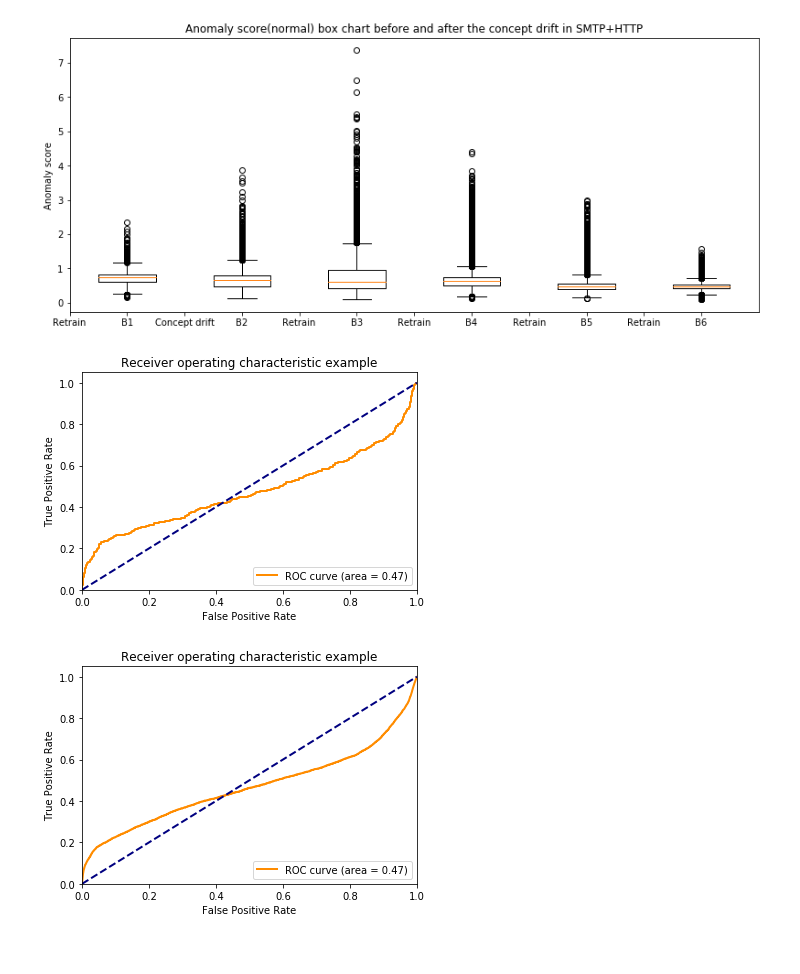
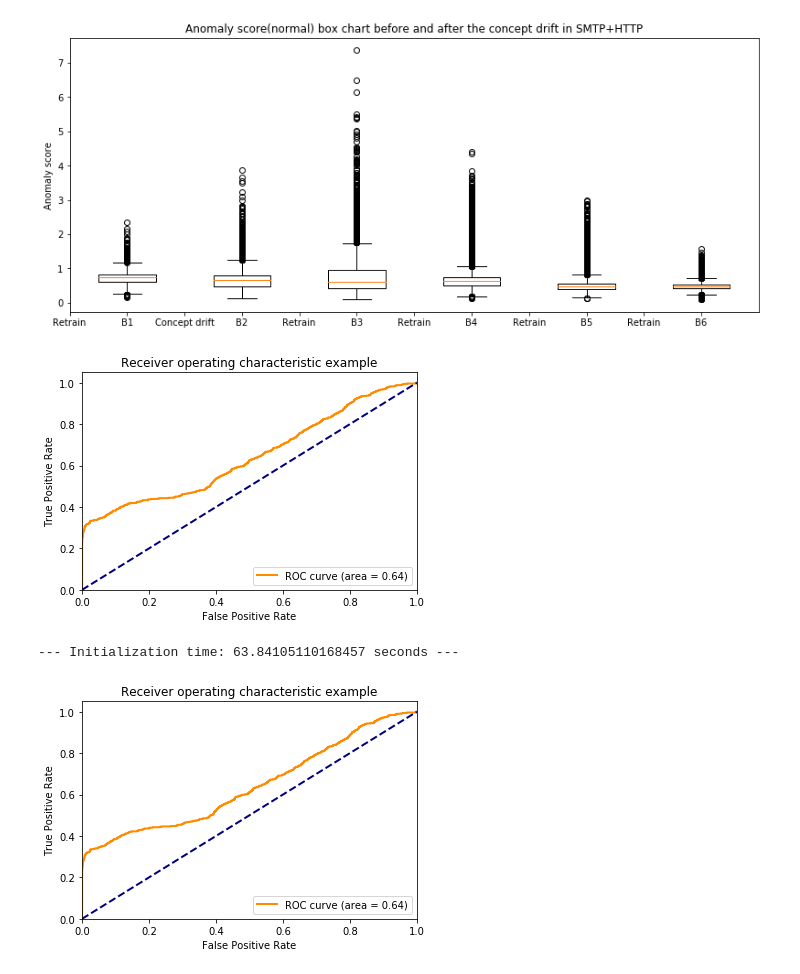
Before and after one commit to binli826/LSTM-Autoencoders, a Jupyter notebook: src/Experiments/Online_smtp+http.ipynb, the cells around one changed output. Drawn from its saved outputs; the diff is of its cells as text; code cells hidden in the pictures.

```diff
--- a/src/Experiments/Online_smtp+http.ipynb
+++ b/src/Experiments/Online_smtp+http.ipynb
@@ -14,22 +14,22 @@ import heapq
 # %% [markdown]
 # Load data
 # %%
-batch_num = 1
-hidden_num = 45
-step_num = 20
+batch_num = 8
+hidden_num = 15
+step_num = 10
 elem_num = 34
-init_wins = 2500
+init_wins = 6000
 
 names = [str(x) for x in range(elem_num)] +["label"]
 smtp = pd.read_csv("C:/Users/Bin/Desktop/Thesis/dataset/smtp.csv",names=names,skiprows=step_num*init_wins)
 http = pd.read_csv("C:/Users/Bin/Desktop/Thesis/dataset/http_new.csv",names=names)
 smtp_http = pd.concat((smtp,http),axis=0)
-wins = smtp_http.shape[0]//step_num
-test_set = smtp_http.iloc[:wins*batch_num*step_num,:-1]
-labels =smtp_http.iloc[:wins*batch_num*step_num,-1]
+batches = smtp_http.shape[0]//step_num//batch_num
+test_set = smtp_http.iloc[:batches*batch_num*step_num,:-1]
+labels =smtp_http.iloc[:batches*batch_num*step_num,-1]
 
-ts = test_set.as_matrix().reshape(wins,batch_num,step_num,elem_num)
-test_set_list = [ts[a] for a in range(wins)]
+ts = test_set.as_matrix().reshape(batches,batch_num,step_num,elem_num)
+test_set_list = [ts[a] for a in range(batches)]
 # %%
 labels[labels!="normal"] = "anomaly"
 # %%
@@ -38,6 +38,7 @@ del smtp
 del http
 del test_set
 # %%
+wins = batches * batch_num
 # figure out anomaly windows
 buffer = [labels[i*step_num:(i+1)*step_num] for i in range(0,labels.size//step_num)]
 anomaly_index = []
@@ -338,75 +375,50 @@ a_buf = []
 
 y = []
 output=[]
-box = []
 err_nbuf = []
 err_abuf = []
 all_scores = []
 
+start_time = time.time()
 for l in labels:
     if l == "normal":
         y +=[0]
     else:
         y +=[1]
 for data in test_set_list:
 
         prediction = []
         df = local_preprocessing(data)
         (input_n, output_n) = sess.run([input_, output_], {p_input: df, p_is_training: False})
 
         err = abs(input_n-output_n).reshape(-1,elem_num)
 
-        box.append(err.reshape(-1,))
 
-        scores = scoring(err,mu,sigma)
-        scores = pd.Series(scores)
+        scores = scoring(err,mu,sigma) # (8*30,)
+        #scores = pd.Series(scores)
 
         all_scores.append(scores)
-        output +=  [np.array(heapq.nlargest(5,scores)).mean()]
-#        output += [scores.max()]
-        pred = [scores[b*step_num:(b+1)*step_num] for b in range(batch_num)]
-        label = [expert[count*batch_num+b]for b in range(batch_num)]
-        e = [err.reshape(-1,elem_num)]
-        for index,value in enumerate(pred):
-            if value[value>threshold].size>=5:
-                if label[index] == "anomaly":
-                    #print("TP")
-                    a_buf.append(df[index])
-                    err_abuf.append(e[index])
-                    #err_abuf = err_abuf + e[index] if len(err_abuf) != 0 else e[index]
-                else:
-                    #print("FP")
-                    err_nbuf.append(e[index])
-                    #err_nbuf = err_nbuf + e[index] if len(err_nbuf) != 0 else e[index]
-                    n_buf.append(df[index])
-            else:
-                if label[index] == "anomaly":
-                    #print("FN")
-                    a_buf.append(df[index])
-                    err_abuf.append(e[index])
-                    #err_abuf = err_abuf + e[index] if len(err_abuf) != 0 else e[index]
-                else:
-                    err_nbuf.append(e[index])
-                    #err_nbuf = err_nbuf + e[index] if len(err_nbuf) != 0 else e[index]
-                    #print("TN")
-        count +=1
+        output +=  [np.array(heapq.nlargest(10,ss)).mean() for ss in np.array(scores).reshape(batch_num,step_num)]
+#        output += [ss.max() for ss in np.array(scores).reshape(batch_num,step_num)]
+        pred = [scores[b*step_num:(b+1)*step_num] for b in range(batch_num)]  # (8,30)
 
+        label = [expert[count*batch_num+b] for b in range(batch_num)]
+        e = err
 
 
 fpr, tpr, thresholds = metrics.roc_curve(expert, output, pos_label="anomaly")
 auc = metrics.auc(fpr, tpr)
 #print(fpr,tpr,thresholds,auc)
 plot_roc(fpr,tpr,auc)
 
 plt.show()
+print("--- Initialization time: %s seconds ---" % (time.time() - start_time))
 # %% [output]
-[figure, old version]
+[figure, new version]
+--- Initialization time: 63.84105110168457 seconds ---
 # %%
-#without retraining
-foo = pd.Series(np.array(all_scores).ravel())
-fpr, tpr, thresholds = metrics.roc_curve(labels[1:], foo[1:], pos_label="anomaly")
+fpr, tpr, thresholds = metrics.roc_curve(expert[201*8:], output[201*8:], pos_label="anomaly")
 auc = metrics.auc(fpr, tpr)
-#print(fpr,tpr,thresholds,auc)
 plot_roc(fpr,tpr,auc)
 # %% [output]
-[figure, old version]
+[figure, new version]
```
Also changed, not shown: parts of 15 cells of this notebook, 6 other files.
